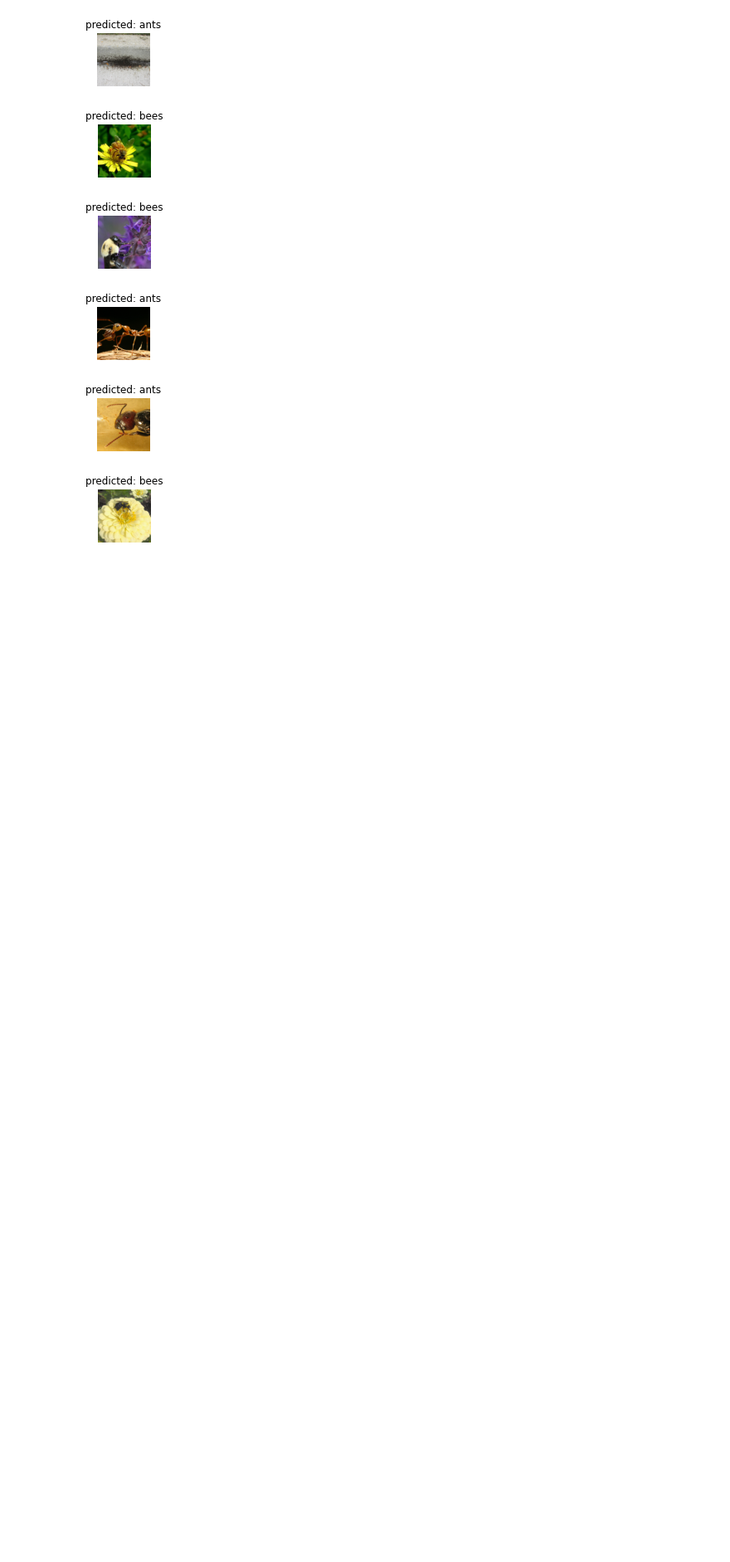
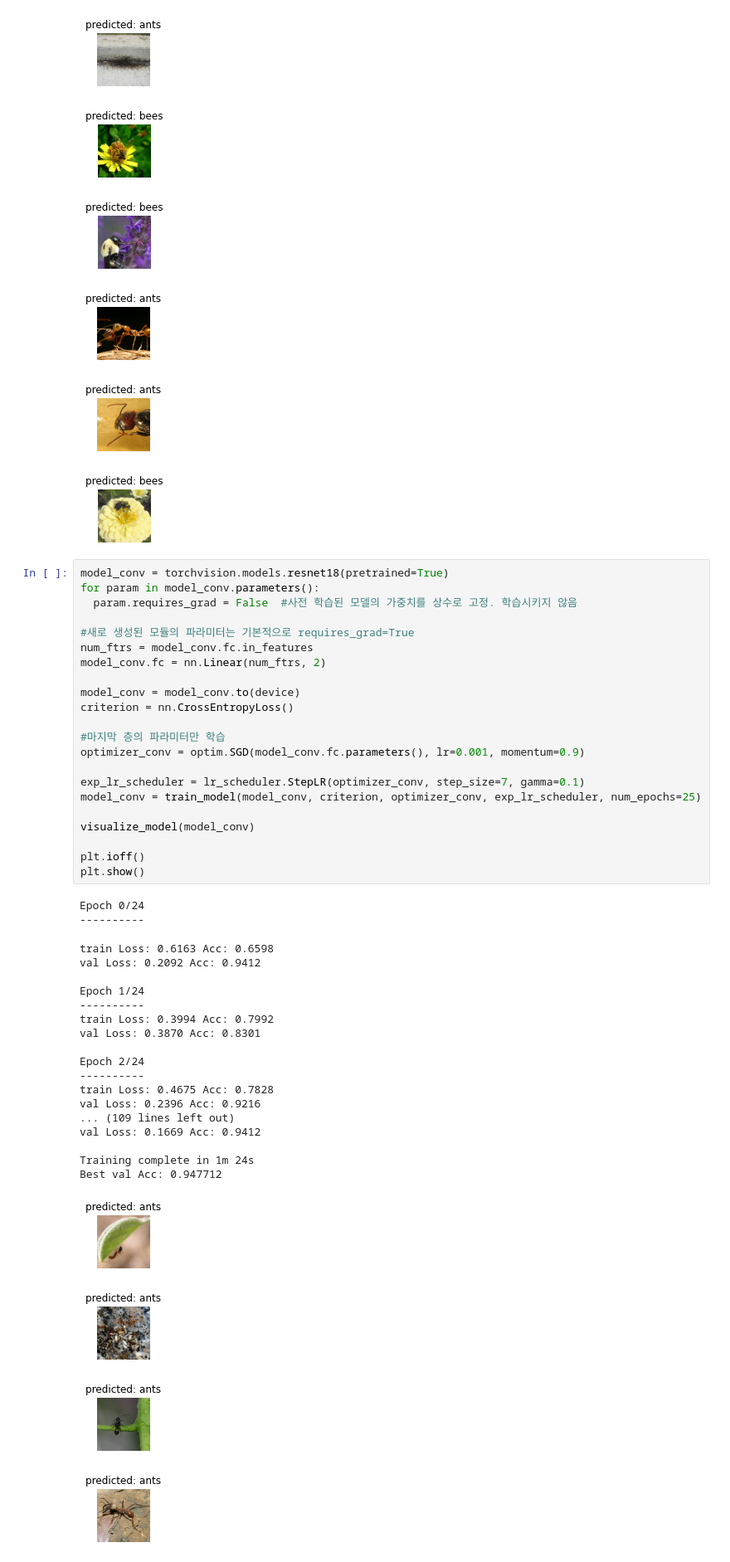
Before and after one commit to Yunkoo-GIT/Programming, a Jupyter notebook: 20210520_1.ipynb, the cells around one changed output. Shown at 83% size. Drawn from its saved outputs; the diff is of its cells as text; blank space fills up the shorter version.

```diff
--- a/20210520_1.ipynb
+++ b/20210520_1.ipynb
@@ -171,3 +171,49 @@ Best val Acc: 0.941176
 [figure]
 [figure]
 [figure]
+# %%
+model_conv = torchvision.models.resnet18(pretrained=True)
+for param in model_conv.parameters():
+  param.requires_grad = False  #사전 학습된 모델의 가중치를 상수로 고정. 학습시키지 않음
+
+#새로 생성된 모듈의 파라미터는 기본적으로 requires_grad=True
+num_ftrs = model_conv.fc.in_features
+model_conv.fc = nn.Linear(num_ftrs, 2)
+
+model_conv = model_conv.to(device)
+criterion = nn.CrossEntropyLoss()
+
+#마지막 층의 파라미터만 학습
+optimizer_conv = optim.SGD(model_conv.fc.parameters(), lr=0.001, momentum=0.9)
+
+exp_lr_scheduler = lr_scheduler.StepLR(optimizer_conv, step_size=7, gamma=0.1)
+model_conv = train_model(model_conv, criterion, optimizer_conv, exp_lr_scheduler, num_epochs=25)
+
+visualize_model(model_conv)
+
+plt.ioff()
+plt.show()
+# %% [output]
+Epoch 0/24
+----------
+train Loss: 0.6163 Acc: 0.6598
+val Loss: 0.2092 Acc: 0.9412
+
+Epoch 1/24
+----------
+train Loss: 0.3994 Acc: 0.7992
+val Loss: 0.3870 Acc: 0.8301
+
+Epoch 2/24
+----------
+train Loss: 0.4675 Acc: 0.7828
+val Loss: 0.2396 Acc: 0.9216
+... (109 lines left out)
+val Loss: 0.1669 Acc: 0.9412
+
+Training complete in 1m 24s
+Best val Acc: 0.947712
+[figure, added]
+[figure, added]
+[figure, added]
+[figure, added]
```
Also changed, not shown: parts of 1 cell of this notebook.
